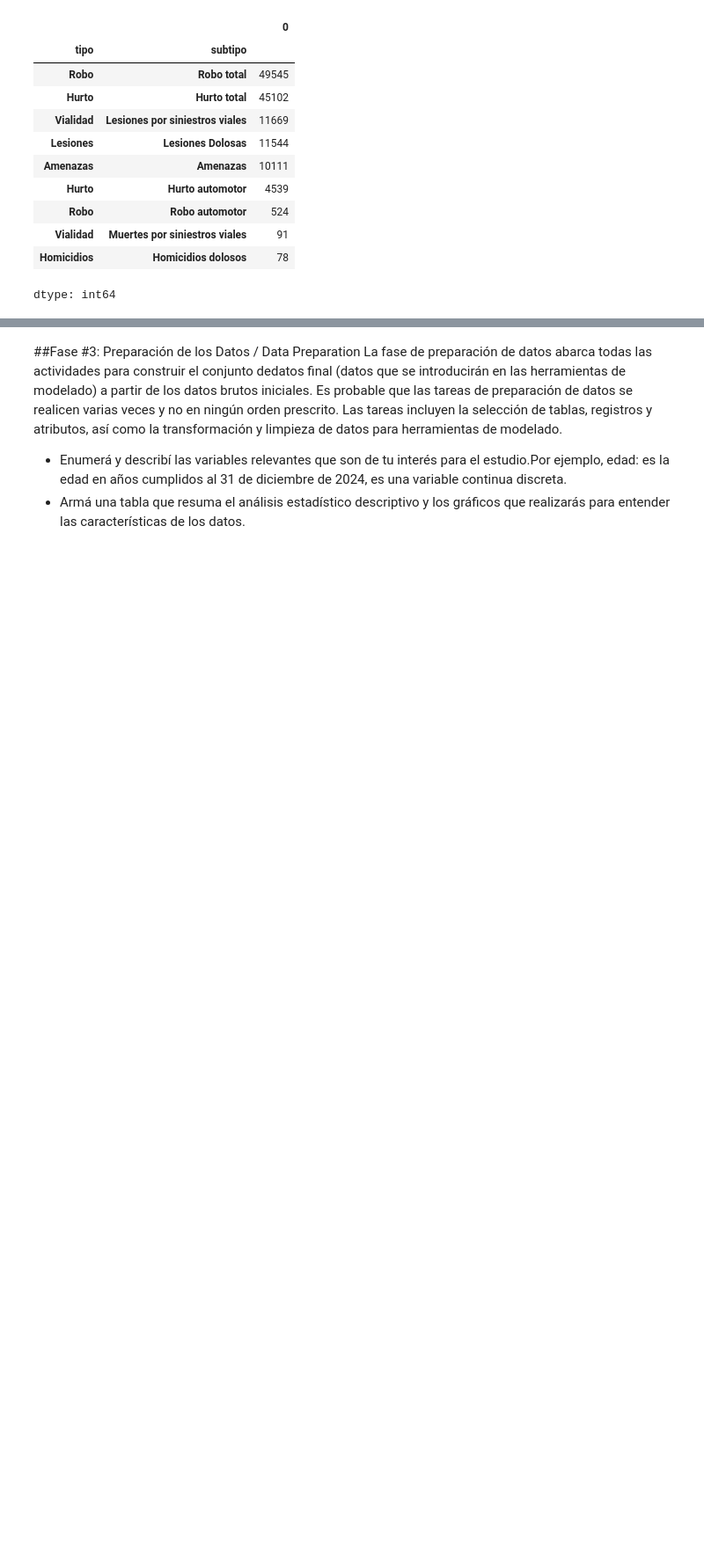
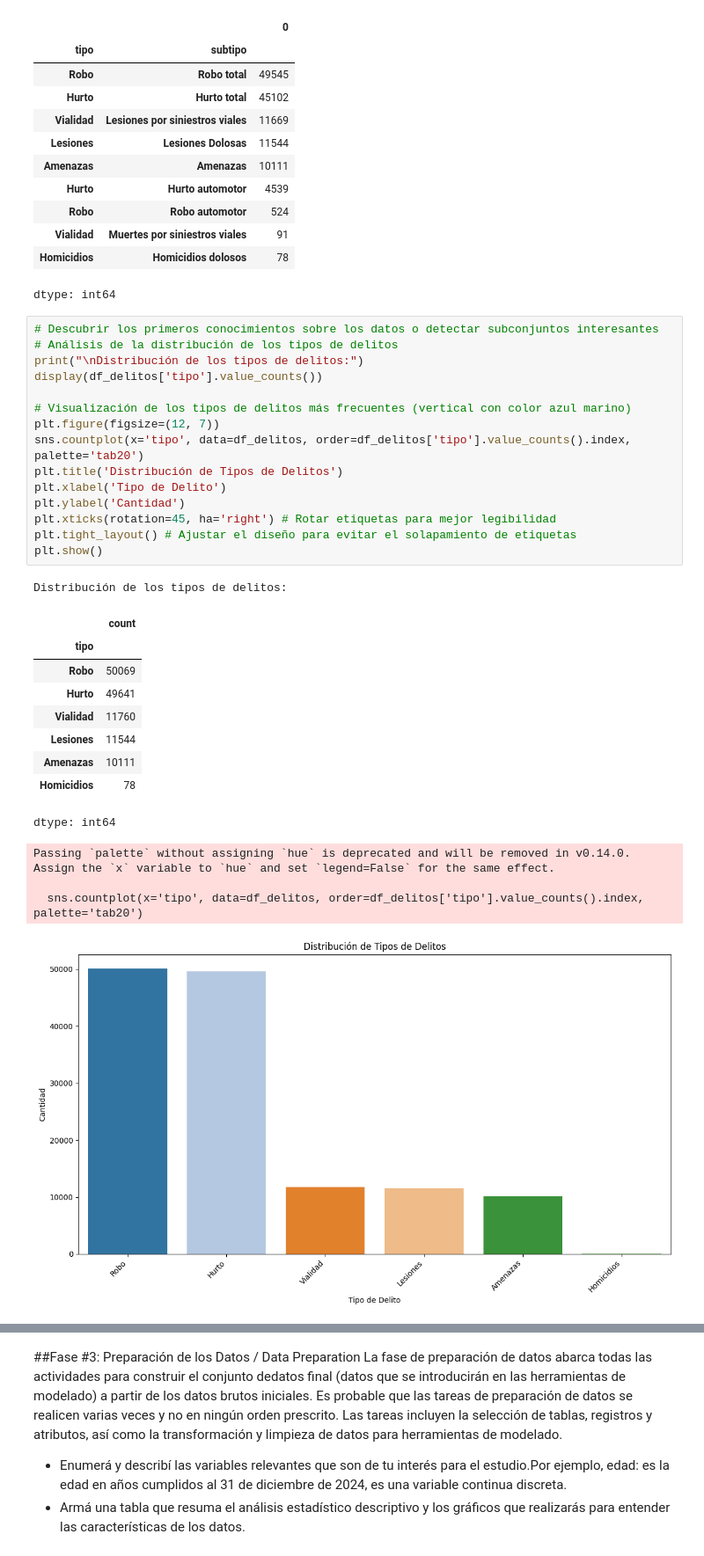
Before and after one commit to ChronosXV/Ingenieria_Software, a Jupyter notebook: Proyecto/UGR_Ing_de_Software_Grupo_2_TP.ipynb, the cells around one changed output, grey strips where cells are left out. Shown: that part at 88% size. Cells and saved outputs as stored; diff of their text form; blank space fills up the shorter version.

```diff
--- a/Proyecto/UGR_Ing_de_Software_Grupo_2_TP.ipynb
+++ b/Proyecto/UGR_Ing_de_Software_Grupo_2_TP.ipynb
@@ -313,3 +313,33 @@ Cantidad de delitos por tipo y subtipo:
 | Vialidad | Muertes por siniestros viales | 91 |
 | Homicidios | Homicidios dolosos | 78 |
 dtype: int64
+# %%
+# Descubrir los primeros conocimientos sobre los datos o detectar subconjuntos interesantes
+# Análisis de la distribución de los tipos de delitos
+print("\nDistribución de los tipos de delitos:")
+display(df_delitos['tipo'].value_counts())
+
+# Visualización de los tipos de delitos más frecuentes (vertical con color azul marino)
+plt.figure(figsize=(12, 7))
+sns.countplot(x='tipo', data=df_delitos, order=df_delitos['tipo'].value_counts().index, palette='tab20')
+plt.title('Distribución de Tipos de Delitos')
+plt.xlabel('Tipo de Delito')
+plt.ylabel('Cantidad')
+plt.xticks(rotation=45, ha='right') # Rotar etiquetas para mejor legibilidad
+plt.tight_layout() # Ajustar el diseño para evitar el solapamiento de etiquetas
+plt.show()
+# %% [output]
+Distribución de los tipos de delitos:
+|  | count |
+| tipo |  |
+| Robo | 50069 |
+| Hurto | 49641 |
+| Vialidad | 11760 |
+| Lesiones | 11544 |
+| Amenazas | 10111 |
+| Homicidios | 78 |
+dtype: int64
+Passing `palette` without assigning `hue` is deprecated and will be removed in v0.14.0. Assign the `x` variable to `hue` and set `legend=False` for the same effect.
+
+  sns.countplot(x='tipo', data=df_delitos, order=df_delitos['tipo'].value_counts().index, palette='tab20')
+[figure, added]
```
Also changed, not shown: parts of 4 cells of this notebook.
